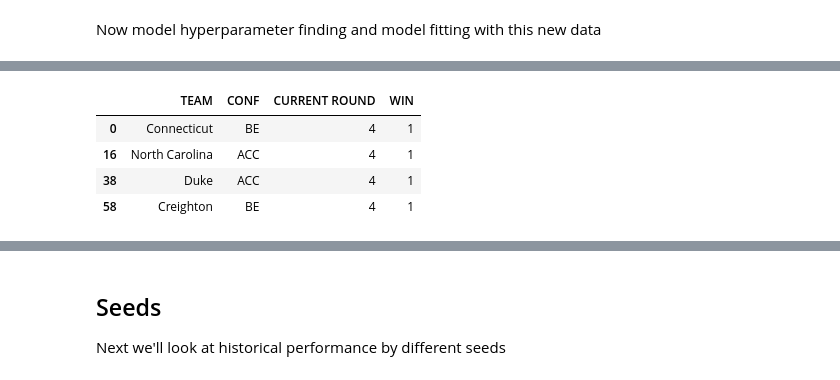
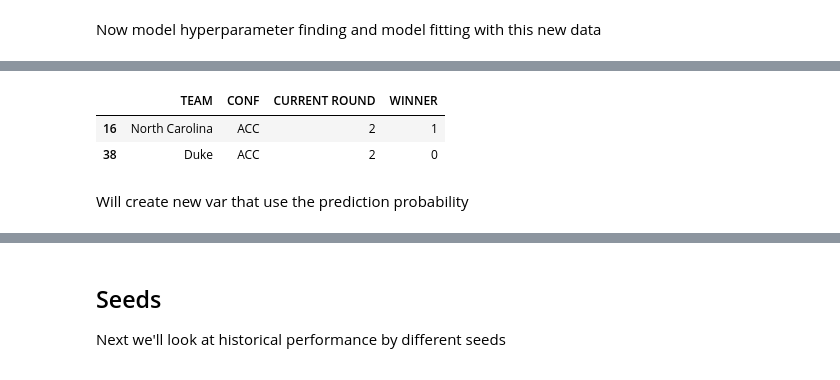
Before and after one commit to nicholaskim1004/MarchMadness, a Jupyter notebook: bracketology/madness.ipynb, the cells around one changed output, grey strips where cells are left out. Drawn from its saved outputs; the diff is of its cells as text; code cells hidden in the pictures.

```diff
--- a/bracketology/madness.ipynb
+++ b/bracketology/madness.ipynb
@@ -590,7 +564,6 @@ Traceback (most recent call last):
   warnings.warn(
 # %%
-from sklearn.metrics import confusion_matrix
-best_model = ran_rest.best_estimator_
-pred = best_model.predict(x_test)
+best_model_conf = ran_rest.best_estimator_
+pred = best_model_conf.predict(x_test)
 confusion_matrix(y_test.values,pred,labels=[1,0])
 # %% [output]
@@ -603,3 +574,3 @@ s24.iloc[0]['WIN']
 # %%
-sim = sim_tourney(s24,best_model)
+sim = sim_tourney(s24,best_model_conf)
 # %% [output]
@@ -636,8 +594,8 @@ See the caveats in the documentation: https://pandas.pydata.org/pandas-docs/stab
 # %%
-sim['4']
+sim['2']
 # %% [output]
-|  | TEAM | CONF | CURRENT ROUND | WIN |
-| 0 | Connecticut | BE | 4 | 1 |
-| 16 | North Carolina | ACC | 4 | 1 |
-| 38 | Duke | ACC | 4 | 1 |
-| 58 | Creighton | BE | 4 | 1 |
+|  | TEAM | CONF | CURRENT ROUND | WINNER |
+| 16 | North Carolina | ACC | 2 | 1 |
+| 38 | Duke | ACC | 2 | 0 |
+# %% [markdown]
+Will create new var that use the prediction probability
```
Also changed, not shown: parts of 19 cells of this notebook.
